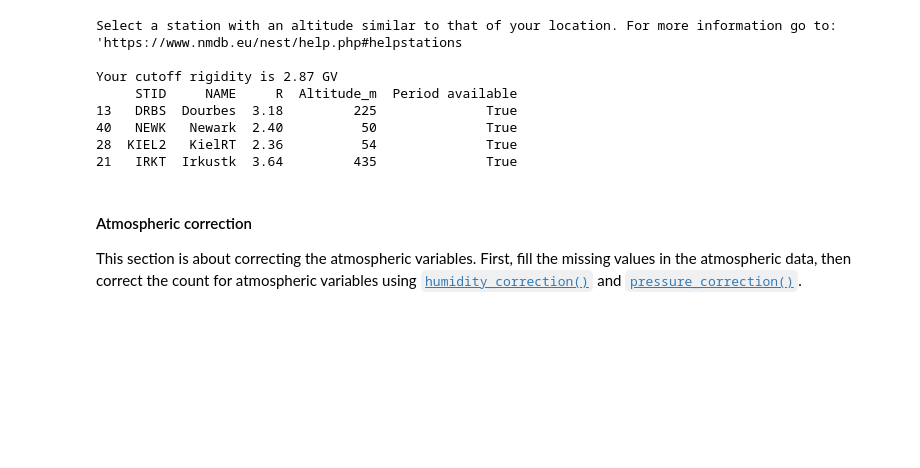
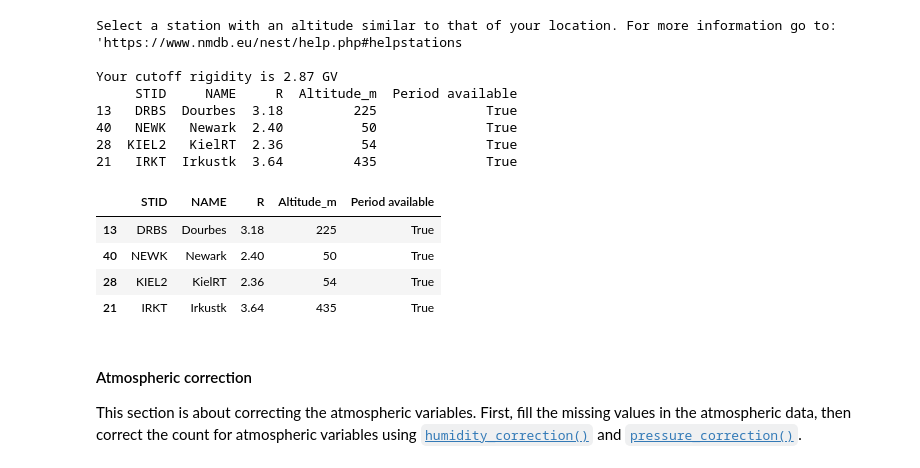
Before and after one commit to soilwater/crnpy, a Jupyter notebook: docs/examples/stationary/example_RDT_station.ipynb, the cells around one changed output. Cells and saved outputs as stored; diff of their text form; code cells hidden in the pictures; blank space fills up the shorter version.

```diff
--- a/docs/examples/stationary/example_RDT_station.ipynb
+++ b/docs/examples/stationary/example_RDT_station.ipynb
@@ -103,27 +87,29 @@ Find similar stations based on cutoff rigidity, which is estimated using latitud
+# %%
+# Define study start and end dates
+start_date = df.iloc[0]['timestamp']
+end_date = df.iloc[-1]['timestamp']
+
+# Define geographic coordiantes
+lat = 39.110596
+lon = -96.613050
+
+# Find stations with cutoff rigidity similar to estimated by lat,lon
+crnpy.find_neutron_monitor(crnpy.cutoff_rigidity(lat, lon), start_date=start_date, end_date=end_date, verbose=False)
+# %% [output]
+Select a station with an altitude similar to that of your location. For more information go to: 'https://www.nmdb.eu/nest/help.php#helpstations
+
+Your cutoff rigidity is 2.87 GV
+     STID     NAME     R  Altitude_m  Period available
+13   DRBS  Dourbes  3.18         225              True
+40   NEWK   Newark  2.40          50              True
+28  KIEL2   KielRT  2.36          54              True
+21   IRKT  Irkustk  3.64         435              True
+|  | STID | NAME | R | Altitude_m | Period available |
+| 13 | DRBS | Dourbes | 3.18 | 225 | True |
+| 40 | NEWK | Newark | 2.40 | 50 | True |
+| 28 | KIEL2 | KielRT | 2.36 | 54 | True |
+| 21 | IRKT | Irkustk | 3.64 | 435 | True |
 # %%
-# Define study start and end dates
-start_date = df.iloc[0]['timestamp']
-end_date = df.iloc[-1]['timestamp']
-
-# Find stations with cutoff rigidity similar to estimated by lat,lon
-crnpy.find_neutron_monitor(crnpy.cutoff_rigidity(39.1, -96.6), start_date=start_date, end_date=end_date)
-
-# Download data for one of the similar stations and add to df. Using CST utc offset.
-incoming_neutrons = crnpy.get_incoming_neutron_flux(start_date, end_date, station="IRKT", utc_offset=-5)
-
-# Interpolate incoming neutron flux to match the timestamps in our station data
-df['incoming_flux'] = crnpy.interpolate_incoming_flux(incoming_neutrons, timestamps=df['timestamp'])
-
-
-# Compute correction factor for incoming neutron flux
-df['fi'] = crnpy.incoming_flux_correction(incoming_neutrons=df['incoming_flux'],
-                                                  incoming_Ref=incoming_neutrons.iloc[0])
+# Download incoming neutron flux data from the Neutron Monitor Database (NMDB).
+# Use utc_offset for Central Standard Time.
+nmdb = crnpy.get_incoming_neutron_flux(start_date, end_date, station="IRKT", utc_offset=-6)
-# %% [output]
-Select a station with an altitude similar to that of your location. For more information go to: 'https://www.nmdb.eu/nest/help.php#helpstations
-
-Your cutoff rigidity is 2.87 GV
-     STID     NAME     R  Altitude_m  Period available
-13   DRBS  Dourbes  3.18         225              True
-40   NEWK   Newark  2.40          50              True
-28  KIEL2   KielRT  2.36          54              True
-21   IRKT  Irkustk  3.64         435              True
```
Also changed, not shown: parts of 18 cells of this notebook, 4 other files.
